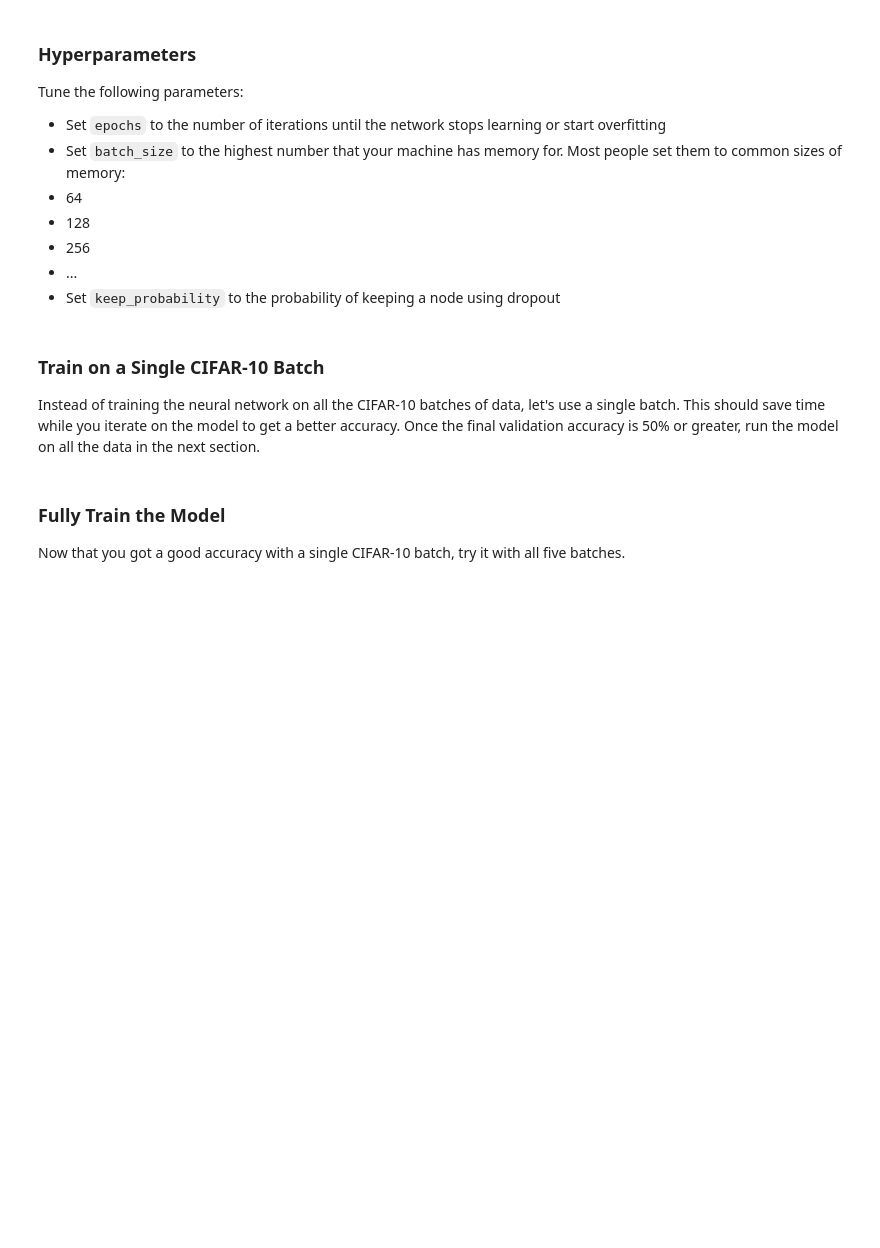
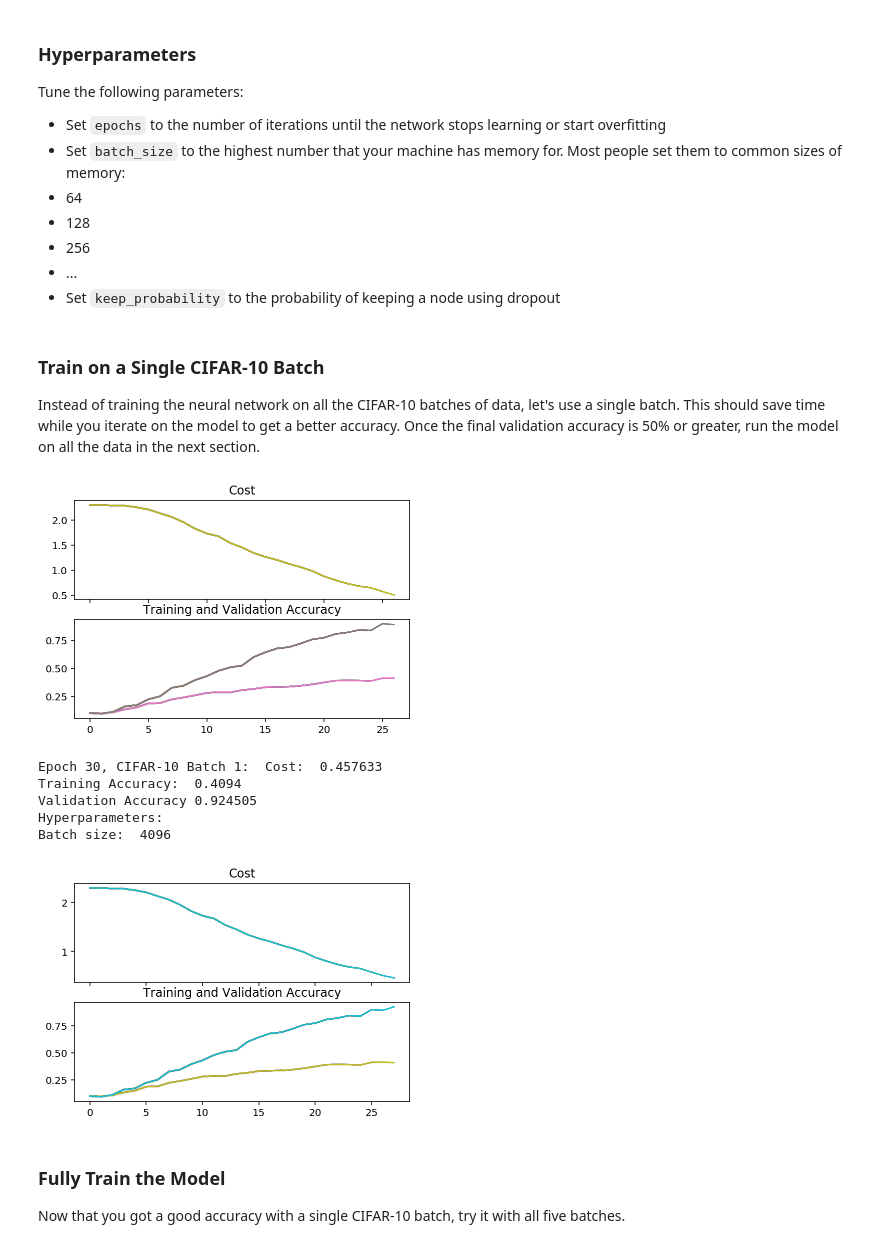
Before and after one commit to tevisgehr/Udacity-Deep-Learning, a Jupyter notebook: image-classification/dlnd_image_classification.ipynb, the cells around one changed output. Drawn from its saved outputs; the diff is of its cells as text; code cells hidden in the pictures; blank space fills up the shorter version.

Commit message:
Visuals working.

```diff
--- a/image-classification/dlnd_image_classification.ipynb
+++ b/image-classification/dlnd_image_classification.ipynb
@@ -581,38 +605,44 @@ training_accuracy_list = []
 validation_accuracy_list = []
 cost_list = []
 f, axarr = pl.subplots(2, sharex=True)
+pl.legend(loc='upper left')
 
 print('Checking the Training on a Single Batch...')
 with tf.Session() as sess:
     # Initializing the variables
     sess.run(tf.global_variables_initializer())
 
     # Training cycle
     for epoch in range(epochs):
         batch_i = 1
         for batch_features, batch_labels in helper.load_preprocess_training_batch(batch_i, batch_size):
             train_neural_network(sess, optimizer, keep_probability, batch_features, batch_labels)
 
         if epoch > 1:
             validation_accuracy_list.append(sess.run(accuracy,feed_dict={x:valid_features,y:valid_labels,keep_prob: 1.0}))
             training_accuracy_list.append(sess.run(accuracy,feed_dict={x:batch_features,y:batch_labels,keep_prob: 1.0}))
             cost_list.append(sess.run(cost,feed_dict={x:batch_features,y:batch_labels,keep_prob: 1.0}))
         display.clear_output()
         display.display(pl.gcf())
-        #f, axarr = pl.subplots(2, sharex=True)
         axarr[0].plot(cost_list, label='Cost')
-        pl.legend(loc='upper left')
         axarr[0].set_title('Cost')
-        axarr[1].set_title('Accuracy')
+        axarr[1].set_title('Training and Validation Accuracy')
         axarr[1].plot(validation_accuracy_list, label = 'Validation Accuracy')
         axarr[1].plot(training_accuracy_list, label = 'Training Accuracy')
-        pl.legend(loc='upper left')
 
         print('Epoch {:>2}, CIFAR-10 Batch {}:  '.format(epoch + 1, batch_i), end='')
         print_stats(sess, batch_features, batch_labels, cost, accuracy)
         #Print Hyper-Params to save session data for optimiation.
         print('Hyperparameters: ')
         print('Batch size: ', batch_size) #ADD MORE for conv_net structure
+# %% [output]
+[figure, added]
+Epoch 30, CIFAR-10 Batch 1:  Cost:  0.457633
+Training Accuracy:  0.4094
+Validation Accuracy 0.924505
+Hyperparameters:
+Batch size:  4096
+[figure, added]
 # %% [markdown]
 ### Fully Train the Model
 Now that you got a good accuracy with a single CIFAR-10 batch, try it with all five batches.
```
Also changed, not shown: parts of 9 cells of this notebook.
